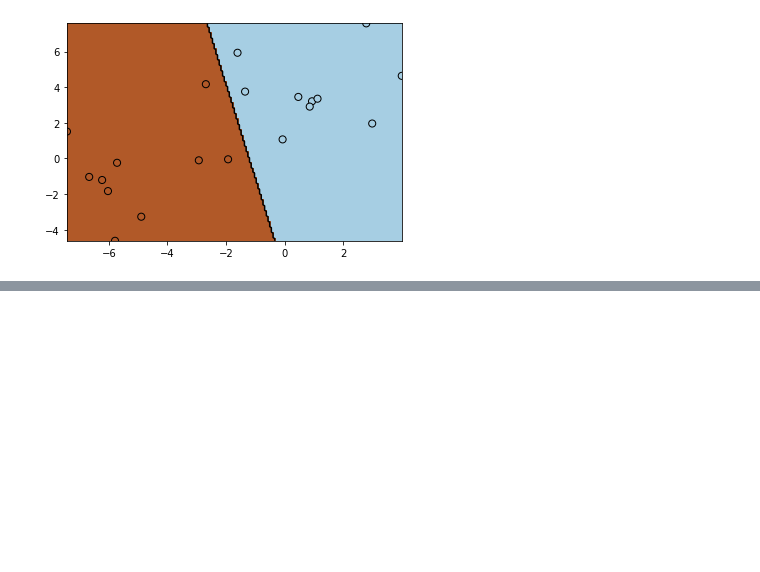
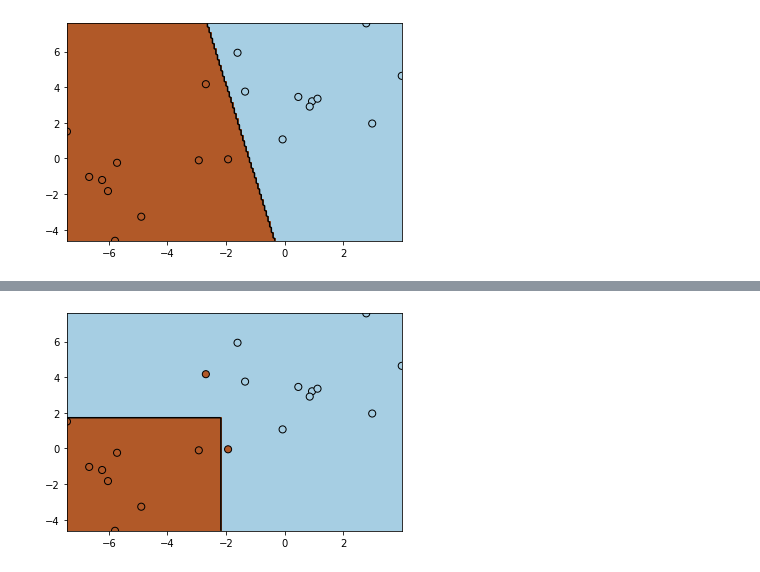
Before and after one commit to kiichiro173/scikit_learn_practice, a Jupyter notebook: src/様々な識別器.ipynb, the cells around one changed output, grey strips where cells are left out. Cells and saved outputs as stored; diff of their text form; code cells hidden in the pictures; blank space fills up the shorter version.

```diff
--- a/src/様々な識別器.ipynb
+++ b/src/様々な識別器.ipynb
@@ -513,0 +586,8 @@ plotBoundary(X, clf) # 境界線の描画
+# %%
+clf.n_estimators=2
+
+clf.fit(X,y)
+plt.scatter(X[:, 0], X[:, 1], marker='o', s=50, c=y, edgecolors='k') # 2次元散布図でプロット
+plotBoundary(X, clf)
+# %% [output]
+[figure, added]
```
Also changed, not shown: parts of 5 cells of this notebook, 1 other file.
